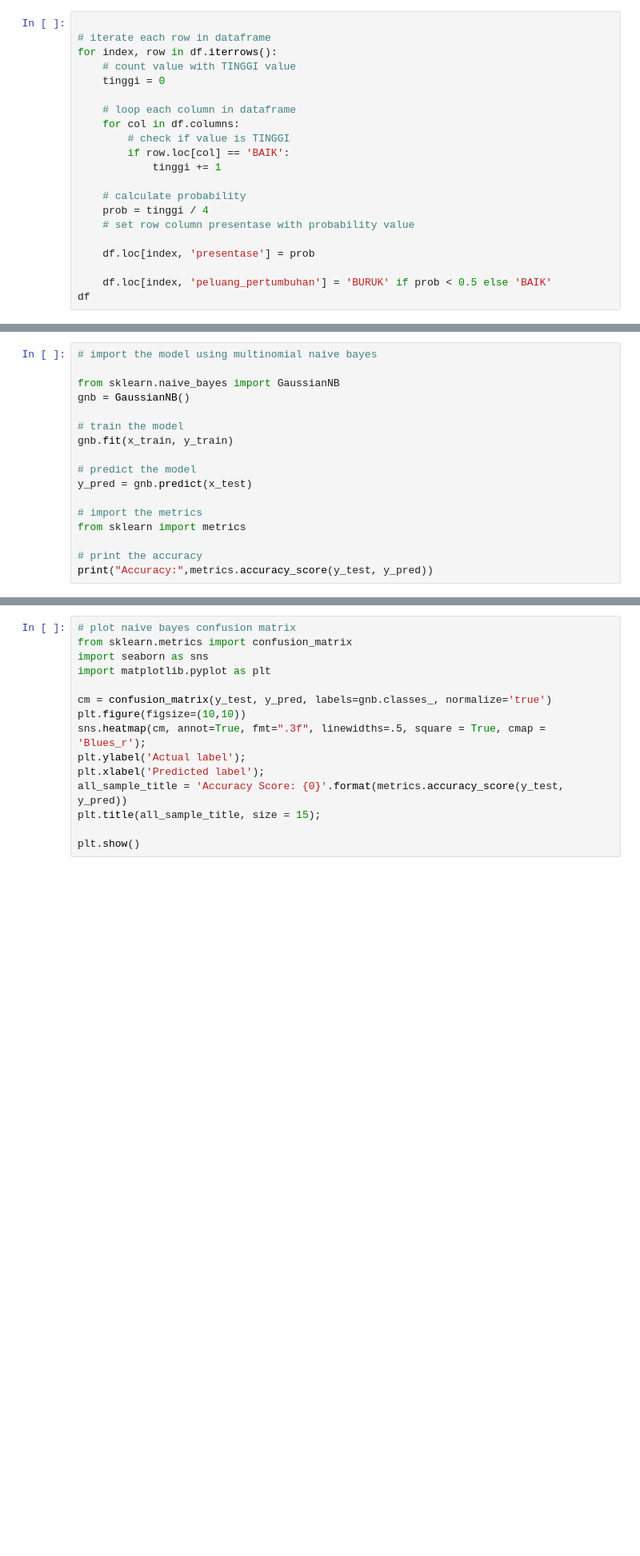
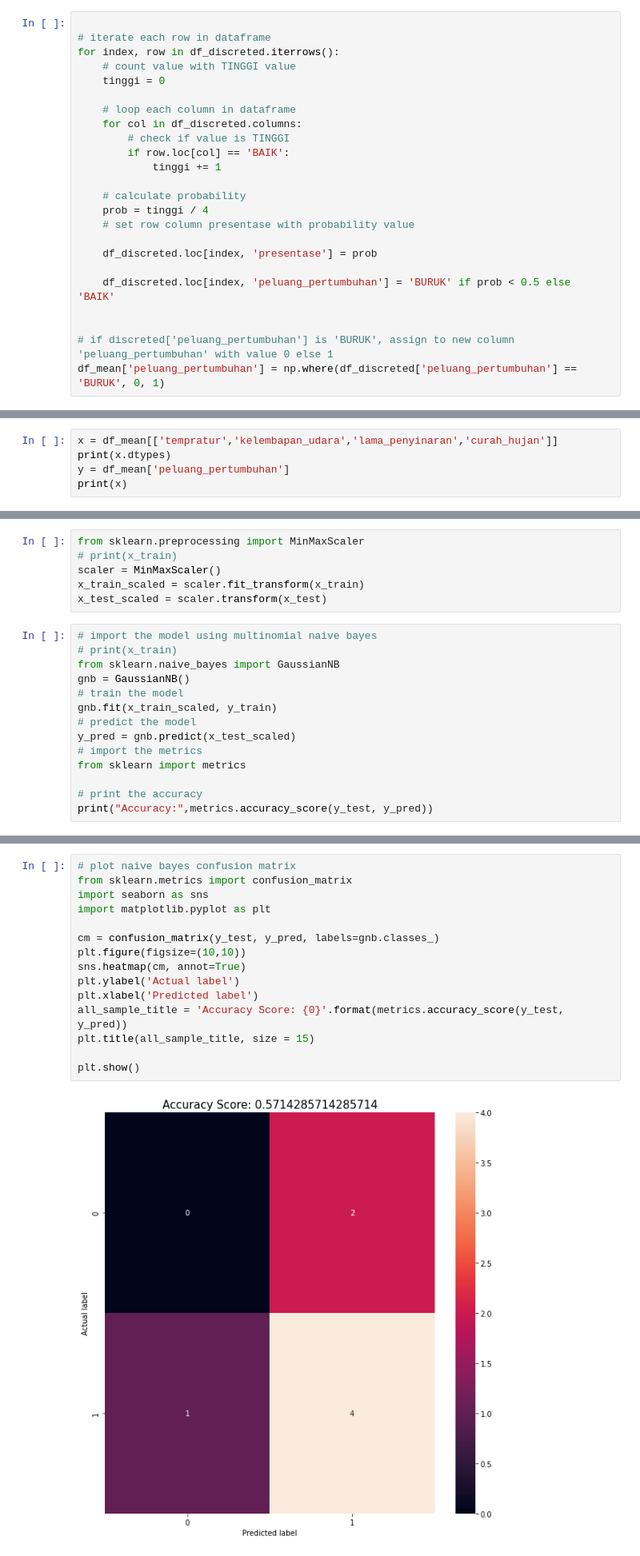
Before and after one commit to rachyharkov/nb-climate-change, a Jupyter notebook: notebook.ipynb, the cells around one changed output, grey strips where cells are left out. Shown at 80% size. Saved outputs shown, nothing was run; the diff lists cells and outputs as text; blank space fills up the shorter version.

```diff
--- a/notebook.ipynb
+++ b/notebook.ipynb
@@ -215,12 +220,12 @@ df[df['rh_avg_level'] == 'BAIK']
 # %%
 
 # iterate each row in dataframe
-for index, row in df.iterrows():
+for index, row in df_discreted.iterrows():
     # count value with TINGGI value
     tinggi = 0
 
     # loop each column in dataframe
-    for col in df.columns:
+    for col in df_discreted.columns:
         # check if value is TINGGI
         if row.loc[col] == 'BAIK':
             tinggi += 1
@@ -229,7 +234,10 @@ for index, row in df.iterrows():
     prob = tinggi / 4
     # set row column presentase with probability value
 
-    df.loc[index, 'presentase'] = prob
+    df_discreted.loc[index, 'presentase'] = prob
 
-    df.loc[index, 'peluang_pertumbuhan'] = 'BURUK' if prob < 0.5 else 'BAIK'
-df
+    df_discreted.loc[index, 'peluang_pertumbuhan'] = 'BURUK' if prob < 0.5 else 'BAIK'
+
+
+# if discreted['peluang_pertumbuhan'] is 'BURUK', assign to new column 'peluang_pertumbuhan' with value 0 else 1
+df_mean['peluang_pertumbuhan'] = np.where(df_discreted['peluang_pertumbuhan'] == 'BURUK', 0, 1)
@@ -265,0 +244,5 @@ x
+# %%
+x = df_mean[['tempratur','kelembapan_udara','lama_penyinaran','curah_hujan']]
+print(x.dtypes)
+y = df_mean['peluang_pertumbuhan']
+print(x)
@@ -272,15 +275,18 @@ x_train.shape, x_test.shape, y_train.shape, y_test.shape
+# %%
+from sklearn.preprocessing import MinMaxScaler
+# print(x_train)
+scaler = MinMaxScaler()
+x_train_scaled = scaler.fit_transform(x_train)
+x_test_scaled = scaler.transform(x_test)
 # %%
 # import the model using multinomial naive bayes
-
+# print(x_train)
 from sklearn.naive_bayes import GaussianNB
 gnb = GaussianNB()
-
 # train the model
-gnb.fit(x_train, y_train)
-
+gnb.fit(x_train_scaled, y_train)
 # predict the model
-y_pred = gnb.predict(x_test)
-
+y_pred = gnb.predict(x_test_scaled)
 # import the metrics
 from sklearn import metrics
 
@@ -291,18 +328,20 @@ y_pred
 # %%
 # plot naive bayes confusion matrix
 from sklearn.metrics import confusion_matrix
 import seaborn as sns
 import matplotlib.pyplot as plt
 
-cm = confusion_matrix(y_test, y_pred, labels=gnb.classes_, normalize='true')
+cm = confusion_matrix(y_test, y_pred, labels=gnb.classes_)
 plt.figure(figsize=(10,10))
-sns.heatmap(cm, annot=True, fmt=".3f", linewidths=.5, square = True, cmap = 'Blues_r');
-plt.ylabel('Actual label');
-plt.xlabel('Predicted label');
+sns.heatmap(cm, annot=True)
+plt.ylabel('Actual label')
+plt.xlabel('Predicted label')
 all_sample_title = 'Accuracy Score: {0}'.format(metrics.accuracy_score(y_test, y_pred))
-plt.title(all_sample_title, size = 15);
+plt.title(all_sample_title, size = 15)
 
 plt.show()
+# %% [output]
+[figure, added]
 # %%
 # show the y_test based on separation dataset
 # np.array(y_test)
```
Also changed, not shown: parts of 19 cells of this notebook.
